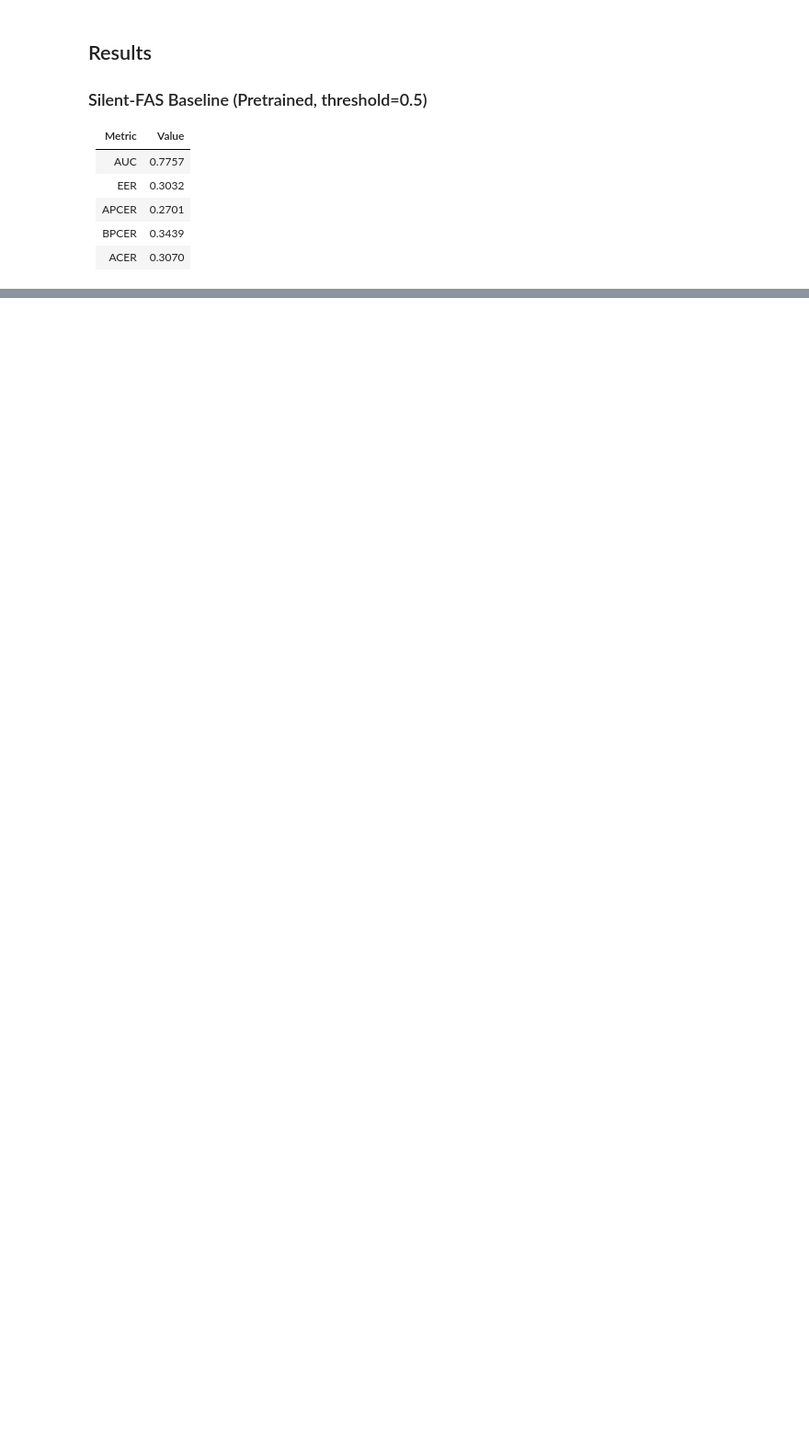
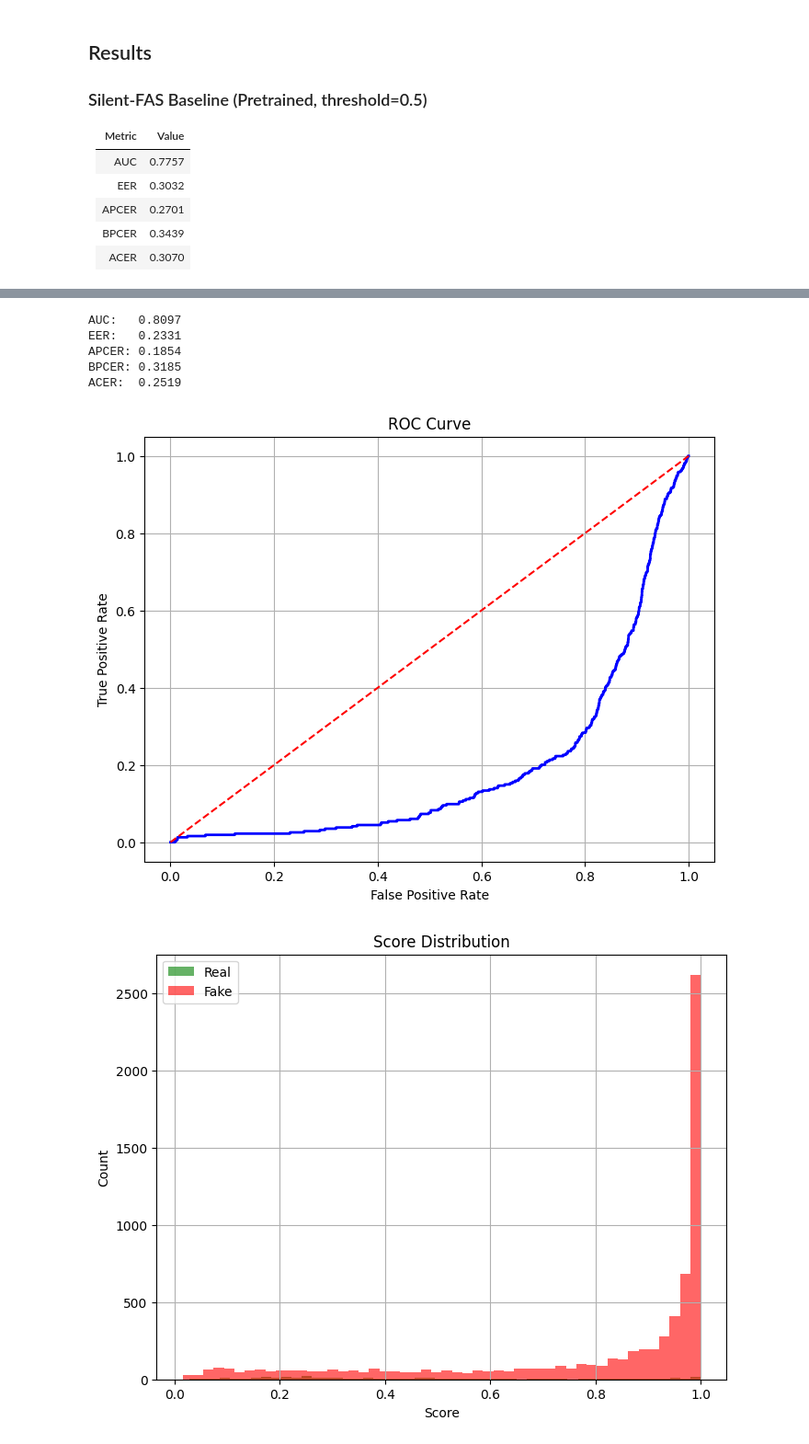
Before and after one commit to syshindev/face-defense, a Jupyter notebook: notebooks/benchmark_eval.ipynb, the cells around one changed output, grey strips where cells are left out. Shown at 92% size. Saved outputs shown, nothing was run; the diff lists cells and outputs as text; code cells hidden in the pictures; blank space fills up the shorter version.

Commit message:
feat: Add CDCN benchmark results on LCC-FASD and CelebA-Spoof

```diff
--- a/notebooks/benchmark_eval.ipynb
+++ b/notebooks/benchmark_eval.ipynb
@@ -114,0 +119,22 @@ plot_score_distribution(labels, scores)
+# %%
+import os
+import sys
+import numpy as np
+import torch
+import cv2
+from tqdm import tqdm
+
+sys.path.insert(0, os.path.abspath(".."))
+
+from face_defense.models.anti_spoof.cdcn_model import CDCN
+from face_defense.evaluation.metrics import compute_auc, compute_eer, compute_apcer, compute_bpcer, compute_acer
+from face_defense.evaluation.visualization import plot_roc_curve, plot_score_distribution
+
+# Load CDCN model
+device = torch.device("cuda" if torch.cuda.is_available() else "cpu")
+model = CDCN(in_channels=3, theta=0.7)
+state_dict = torch.load("../checkpoints/cdcn_best.pth", map_location=device)
+model.load_state_dict(state_dict)
+model.to(device)
+model.eval()
+print(f"Device: {device}, Model loaded")
@@ -114,0 +219,27 @@ plot_score_distribution(labels, scores)
+# %%
+cdcn_scores_inv = 1 - cdcn_scores
+cdcn_preds = (cdcn_scores_inv >= 0.5).astype(int)
+
+cdcn_auc = compute_auc(cdcn_labels, cdcn_scores_inv)
+cdcn_eer = compute_eer(cdcn_labels, cdcn_scores_inv)
+cdcn_apcer = compute_apcer(cdcn_labels, cdcn_preds)
+cdcn_bpcer = compute_bpcer(cdcn_labels, cdcn_preds)
+cdcn_acer = compute_acer(cdcn_apcer, cdcn_bpcer)
+
+print(f"AUC:   {cdcn_auc:.4f}")
+print(f"EER:   {cdcn_eer:.4f}")
+print(f"APCER: {cdcn_apcer:.4f}")
+print(f"BPCER: {cdcn_bpcer:.4f}")
+print(f"ACER:  {cdcn_acer:.4f}")
+# %% [output]
+AUC:   0.8097
+EER:   0.2331
+APCER: 0.1854
+BPCER: 0.3185
+ACER:  0.2519
+# %%
+plot_roc_curve(cdcn_labels, cdcn_scores)
+plot_score_distribution(cdcn_labels, cdcn_scores)
+# %% [output]
+[figure, added]
+[figure, added]
```
Also changed, not shown: parts of 5 cells of this notebook, 1 other file.
